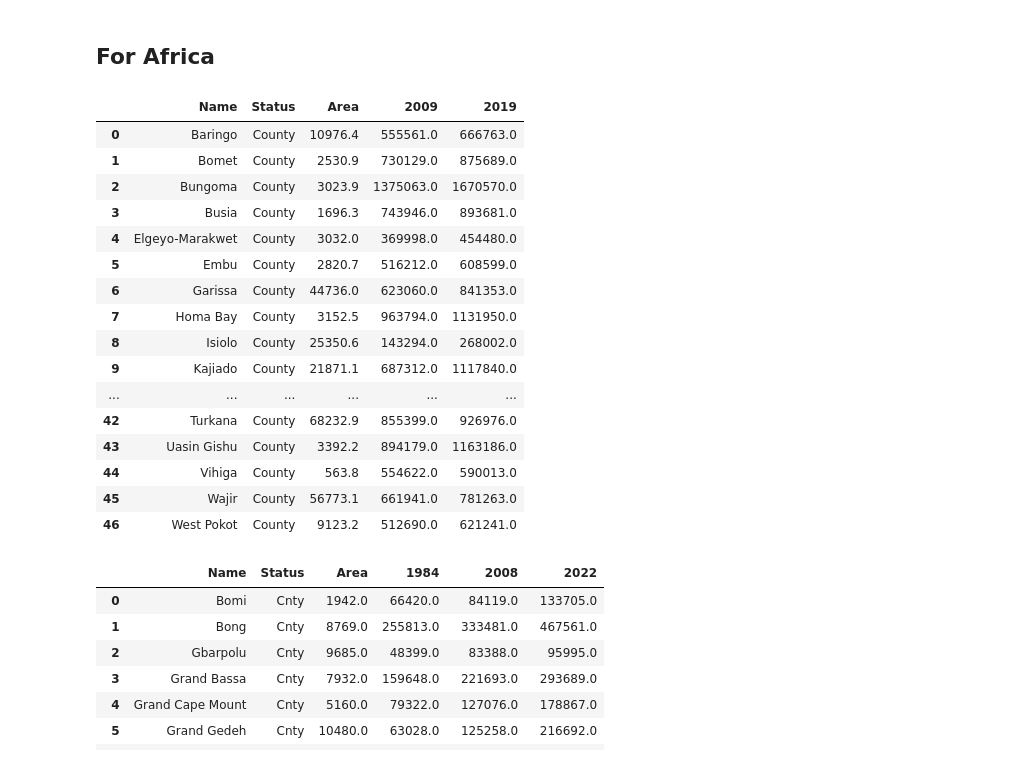
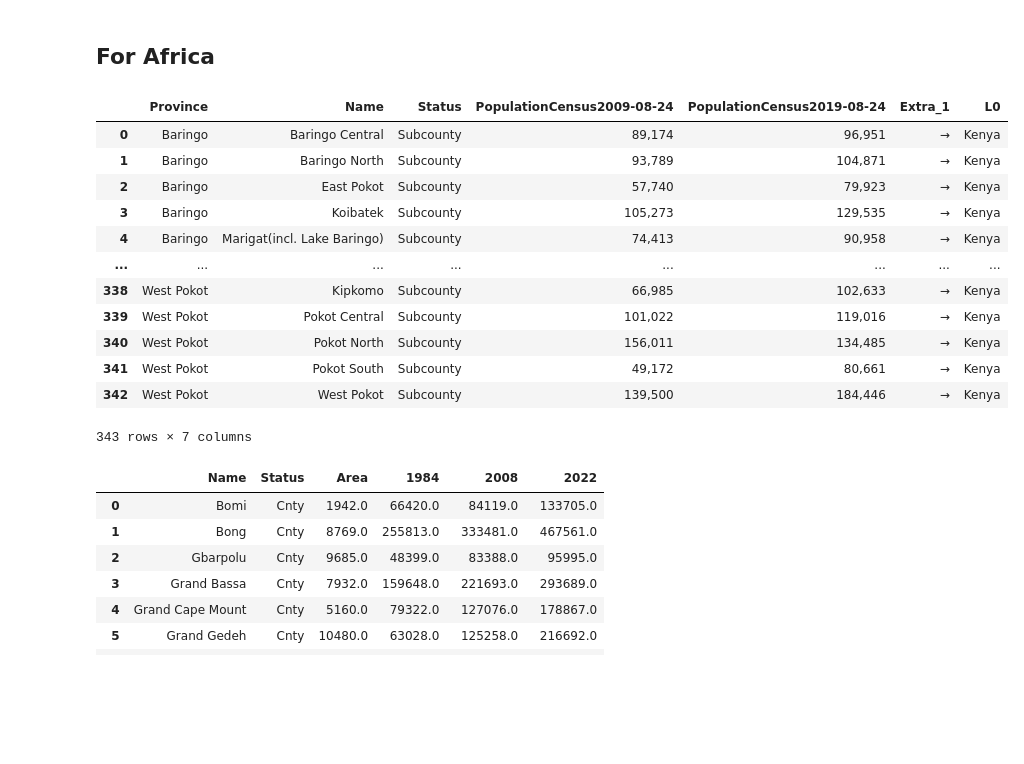
Before and after one commit to CabooseExia/Geospatial-practice, a Jupyter notebook: citypopulation_webscraper.ipynb, the cells around one changed output. Drawn from its saved outputs; the diff is of its cells as text; code cells hidden in the pictures; blank space fills up the shorter version.

```diff
--- a/citypopulation_webscraper.ipynb
+++ b/citypopulation_webscraper.ipynb
@@ -446,25 +446,23 @@ mexico
 # %%
 page = requests.get(f"https://www.citypopulation.de/en/kenya/sub/admin/")
 kenya_df, year = make_df_admin(page)
-kenya_df
+kenya_l2 = make_indo_l1l2(page)
+kenya_l2['L0'] = 'Kenya'
+kenya_l2
 # %% [output]
-|  | Name | Status | Area | 2009 | 2019 |
-| 0 | Baringo | County | 10976.4 | 555561.0 | 666763.0 |
-| 1 | Bomet | County | 2530.9 | 730129.0 | 875689.0 |
-| 2 | Bungoma | County | 3023.9 | 1375063.0 | 1670570.0 |
-| 3 | Busia | County | 1696.3 | 743946.0 | 893681.0 |
-| 4 | Elgeyo-Marakwet | County | 3032.0 | 369998.0 | 454480.0 |
-| 5 | Embu | County | 2820.7 | 516212.0 | 608599.0 |
-| 6 | Garissa | County | 44736.0 | 623060.0 | 841353.0 |
-| 7 | Homa Bay | County | 3152.5 | 963794.0 | 1131950.0 |
-| 8 | Isiolo | County | 25350.6 | 143294.0 | 268002.0 |
-| 9 | Kajiado | County | 21871.1 | 687312.0 | 1117840.0 |
-| ... | ... | ... | ... | ... | ... |
-| 42 | Turkana | County | 68232.9 | 855399.0 | 926976.0 |
-| 43 | Uasin Gishu | County | 3392.2 | 894179.0 | 1163186.0 |
-| 44 | Vihiga | County | 563.8 | 554622.0 | 590013.0 |
-| 45 | Wajir | County | 56773.1 | 661941.0 | 781263.0 |
-| 46 | West Pokot | County | 9123.2 | 512690.0 | 621241.0 |
+|  | Province | Name | Status | PopulationCensus2009-08-24 | PopulationCensus2019-08-24 | Extra_1 | L0 |
+| 0 | Baringo | Baringo Central | Subcounty | 89,174 | 96,951 | → | Kenya |
+| 1 | Baringo | Baringo North | Subcounty | 93,789 | 104,871 | → | Kenya |
+| 2 | Baringo | East Pokot | Subcounty | 57,740 | 79,923 | → | Kenya |
+| 3 | Baringo | Koibatek | Subcounty | 105,273 | 129,535 | → | Kenya |
+| 4 | Baringo | Marigat(incl. Lake Baringo) | Subcounty | 74,413 | 90,958 | → | Kenya |
+| ... | ... | ... | ... | ... | ... | ... | ... |
+| 338 | West Pokot | Kipkomo | Subcounty | 66,985 | 102,633 | → | Kenya |
+| 339 | West Pokot | Pokot Central | Subcounty | 101,022 | 119,016 | → | Kenya |
+| 340 | West Pokot | Pokot North | Subcounty | 156,011 | 134,485 | → | Kenya |
+| 341 | West Pokot | Pokot South | Subcounty | 49,172 | 80,661 | → | Kenya |
+| 342 | West Pokot | West Pokot | Subcounty | 139,500 | 184,446 | → | Kenya |
+343 rows × 7 columns
 # %%
 page = requests.get(f"https://www.citypopulation.de/en/liberia/")
 liberia_df, year = make_df_blank(page)
```
Also changed, not shown: parts of 24 cells of this notebook, 10 other files.
